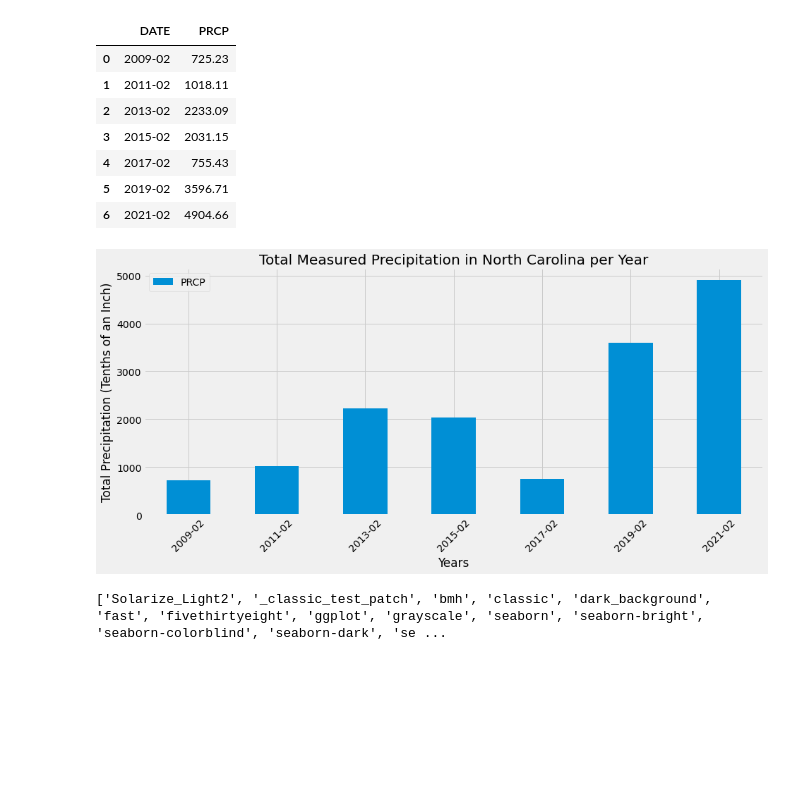
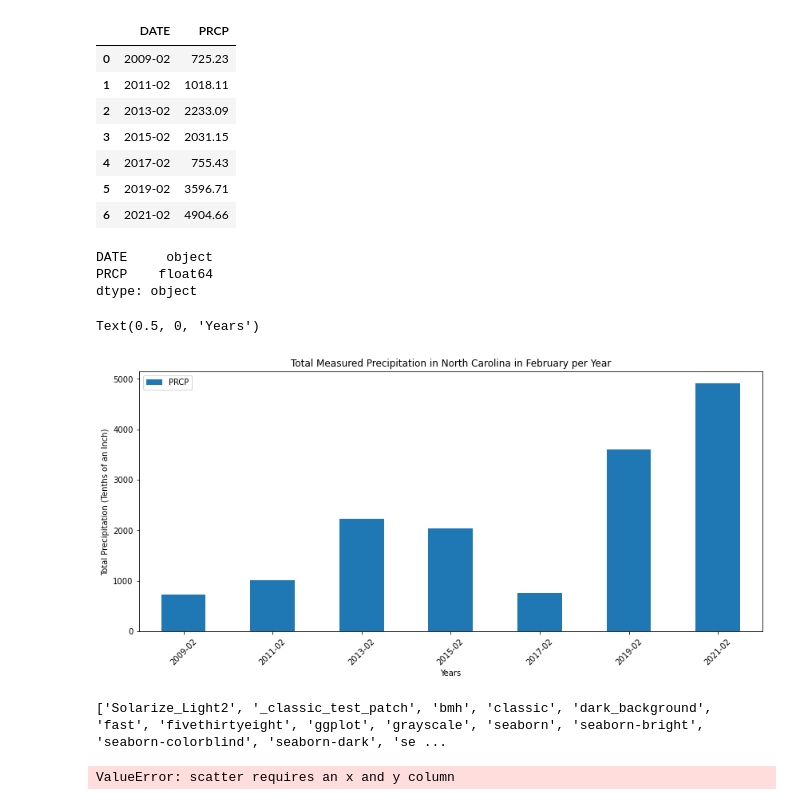
Before and after one commit to 1der4k/Data_Analysis_Project_1, a Jupyter notebook: NC_Precipitation.ipynb, the cells around one changed output. Drawn from its saved outputs; the diff is of its cells as text; code cells hidden in the pictures; blank space fills up the shorter version.

```diff
--- a/NC_Precipitation.ipynb
+++ b/NC_Precipitation.ipynb
@@ -72,22 +74,27 @@ total_annual_prec_df
 | 4 | 2017-02 | 755.43 |
 | 5 | 2019-02 | 3596.71 |
 | 6 | 2021-02 | 4904.66 |
+# %%
+total_annual_prec_df.dtypes
+# %% [output]
+DATE     object
+PRCP    float64
+dtype: object
 # %%
 # Plot bar graph
 
 bar_prec = total_annual_prec_df.plot(kind="bar", figsize = (14,6))
 
-plt.title("Total Measured Precipitation in North Carolina per Year")
+plt.title("Total Measured Precipitation in North Carolina in February per Year")
 
 bar_prec.set_xticklabels(total_annual_prec_df["DATE"], rotation = 45)
 
 plt.ylabel("Total Precipitation (Tenths of an Inch)")
 
 plt.xlabel("Years")
-
-plt.style.use("ggplot")
 # %% [output]
+Text(0.5, 0, 'Years')
-[figure, old version]
+[figure, new version]
 # %%
 # matplotlib available styles
 
@@ -96,3 +103,7 @@ print(plt.style.available)
 ['Solarize_Light2', '_classic_test_patch', 'bmh', 'classic', 'dark_background', 'fast', 'fivethirtyeight', 'ggplot', 'grayscale', 'seaborn', 'seaborn-bright', 'seaborn-colorblind', 'seaborn-dark', 'se ...
 # %%
 # Plot scatter plot
+
+scatter_prec = total_annual_prec_df.plot(kind="scatter", figsize = (14,6))
+# %% [output]
+ValueError: scatter requires an x and y column
```
Also changed, not shown: parts of 1 cell of this notebook, 2 other files.
